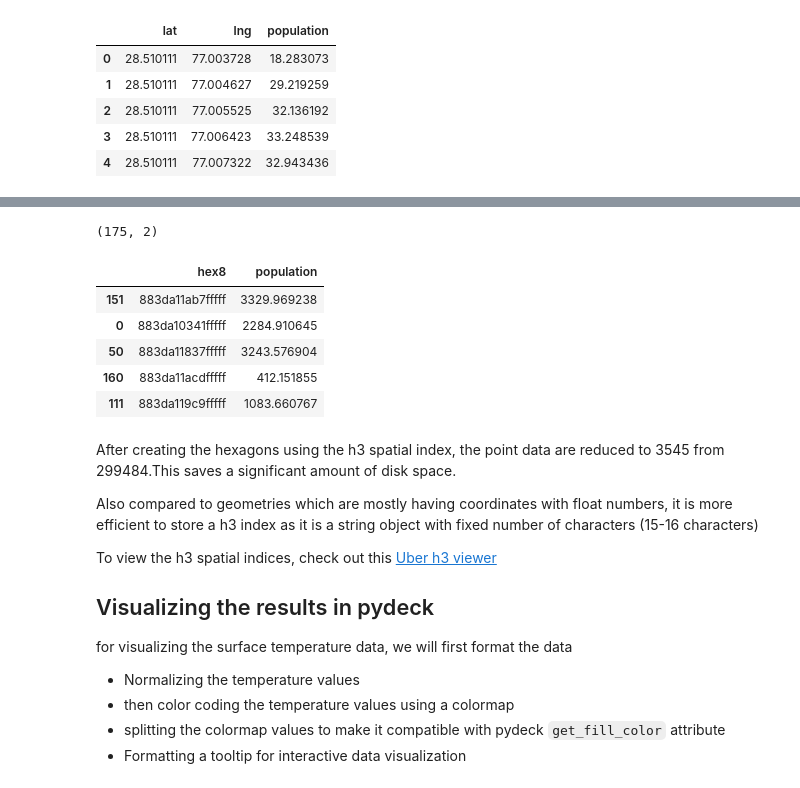
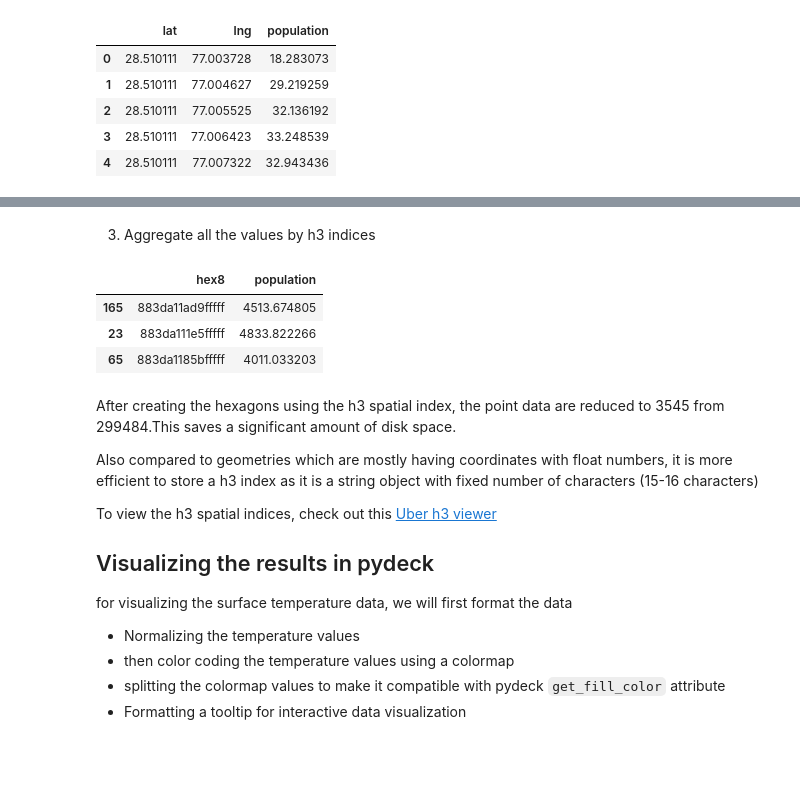
Before and after one commit to kavyajeetbora/CityHealthMonitor, a Jupyter notebook: development/population_estimate.ipynb, the cells around one changed output, grey strips where cells are left out. Saved outputs shown, nothing was run; the diff lists cells and outputs as text; code cells hidden in the pictures; blank space fills up the shorter version.

```diff
--- a/development/population_estimate.ipynb
+++ b/development/population_estimate.ipynb
@@ -175,16 +159,14 @@ gdf.sample(5)
-# %%
-# calculate temperature average per hex
-pop_hex_data = gdf.groupby(hex_col)['population'].sum().to_frame('population').reset_index()
-print(pop_hex_data.shape)
-pop_hex_data.sample(5)
-# %% [output]
-(175, 2)
-|  | hex8 | population |
-| 151 | 883da11ab7fffff | 3329.969238 |
-| 0 | 883da10341fffff | 2284.910645 |
-| 50 | 883da11837fffff | 3243.576904 |
-| 160 | 883da11acdfffff | 412.151855 |
-| 111 | 883da119c9fffff | 1083.660767 |
+# %% [markdown]
+3. Aggregate all the values by h3 indices
+# %%
+APERTURE_SIZE=8
+pop_hex_data = aggregate_gdf_by_h3(gdf, APERTURE_SIZE=APERTURE_SIZE, agg='sum', val_col='population')
+pop_hex_data.sample(3)
+# %% [output]
+|  | hex8 | population |
+| 165 | 883da11ad9fffff | 4513.674805 |
+| 23 | 883da111e5fffff | 4833.822266 |
+| 65 | 883da1185bfffff | 4011.033203 |
 # %% [markdown]
 After creating the hexagons using the h3 spatial index, the point data are reduced to 3545 from 299484.This saves a significant amount of disk space.
 
```
Also changed, not shown: parts of 20 cells of this notebook.
